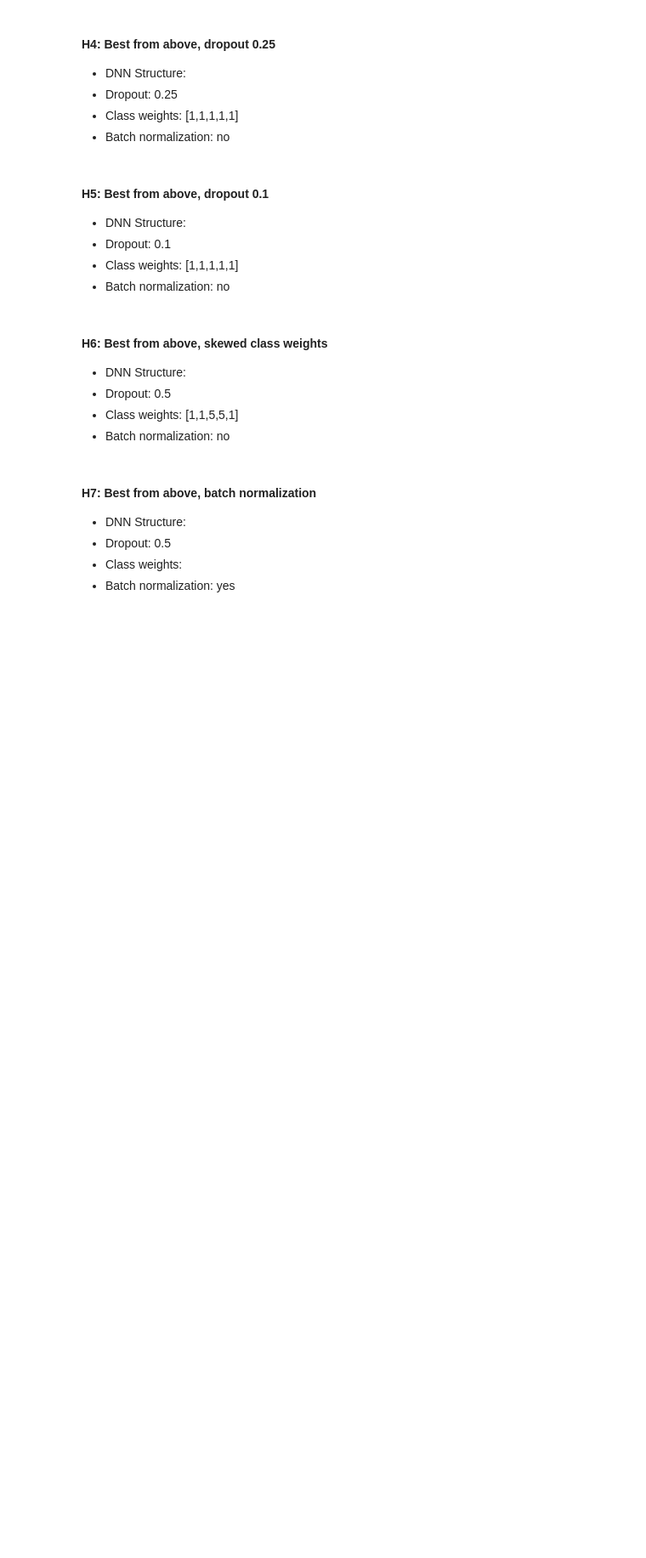
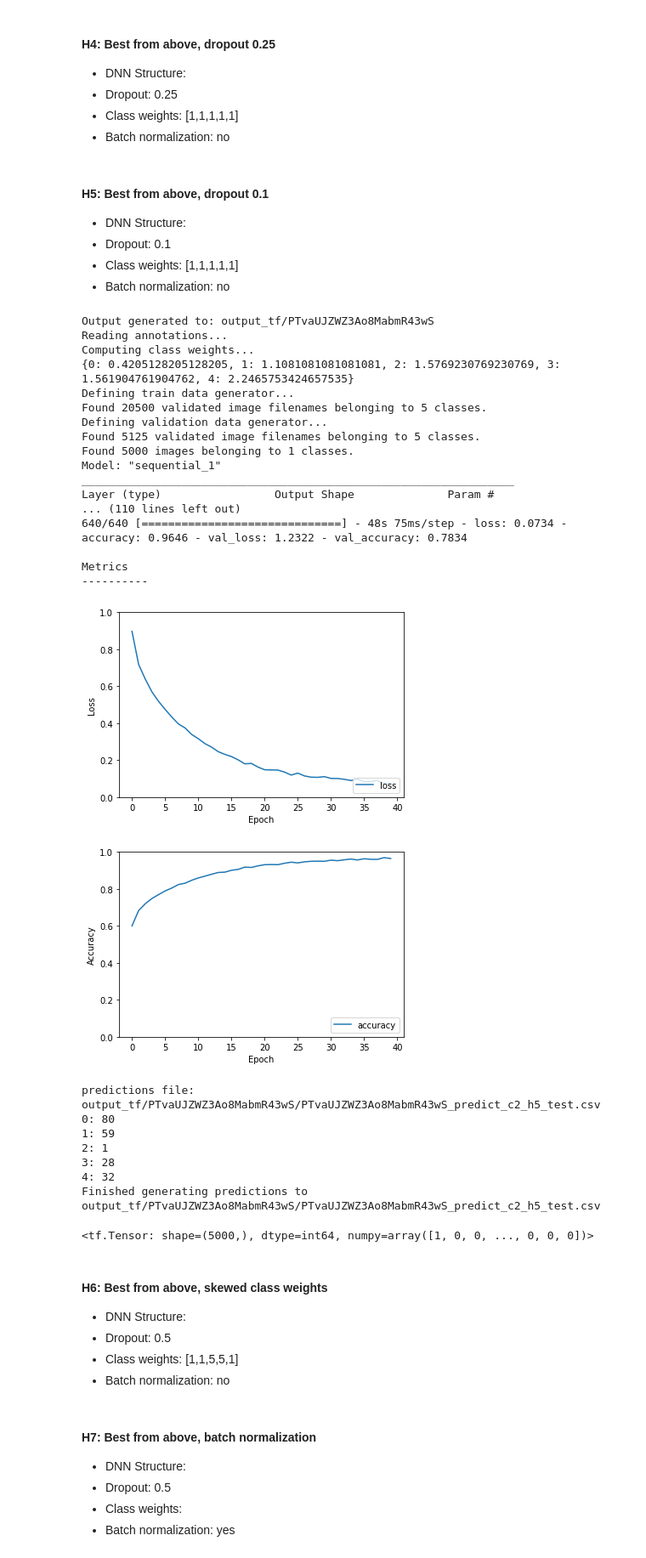
Before and after one commit to jmaness/csc591nn-projc1, a Jupyter notebook: c2_tf_c1.ipynb, the cells around one changed output. Shown at 85% size. Saved outputs shown, nothing was run; the diff lists cells and outputs as text; code cells hidden in the pictures; blank space fills up the shorter version.

```diff
--- a/c2_tf_c1.ipynb
+++ b/c2_tf_c1.ipynb
@@ -933,8 +959,36 @@ run_trial("h4", model)
 * Class weights: [1,1,1,1,1]
 * Batch normalization: no
 # %%
-model = get_model(2048, 256, 0.1)
+model = get_model(1024, 128, 0.1)
 run_trial("h5", model)
+# %% [output]
+Output generated to: output_tf/PTvaUJZWZ3Ao8MabmR43wS
+Reading annotations...
+Computing class weights...
+{0: 0.4205128205128205, 1: 1.1081081081081081, 2: 1.5769230769230769, 3: 1.561904761904762, 4: 2.2465753424657535}
+Defining train data generator...
+Found 20500 validated image filenames belonging to 5 classes.
+Defining validation data generator...
+Found 5125 validated image filenames belonging to 5 classes.
+Found 5000 images belonging to 1 classes.
+Model: "sequential_1"
+_________________________________________________________________
+Layer (type)                 Output Shape              Param #
+... (110 lines left out)
+640/640 [==============================] - 48s 75ms/step - loss: 0.0734 - accuracy: 0.9646 - val_loss: 1.2322 - val_accuracy: 0.7834
+
+Metrics
+----------
+[figure, added]
+[figure, added]
+predictions file: output_tf/PTvaUJZWZ3Ao8MabmR43wS/PTvaUJZWZ3Ao8MabmR43wS_predict_c2_h5_test.csv
+0: 80
+1: 59
+2: 1
+3: 28
+4: 32
+Finished generating predictions to output_tf/PTvaUJZWZ3Ao8MabmR43wS/PTvaUJZWZ3Ao8MabmR43wS_predict_c2_h5_test.csv
+<tf.Tensor: shape=(5000,), dtype=int64, numpy=array([1, 0, 0, ..., 0, 0, 0])>
 # %% [markdown]
 #### H6: Best from above, skewed class weights
 
```
Also changed, not shown: parts of 4 cells of this notebook.
